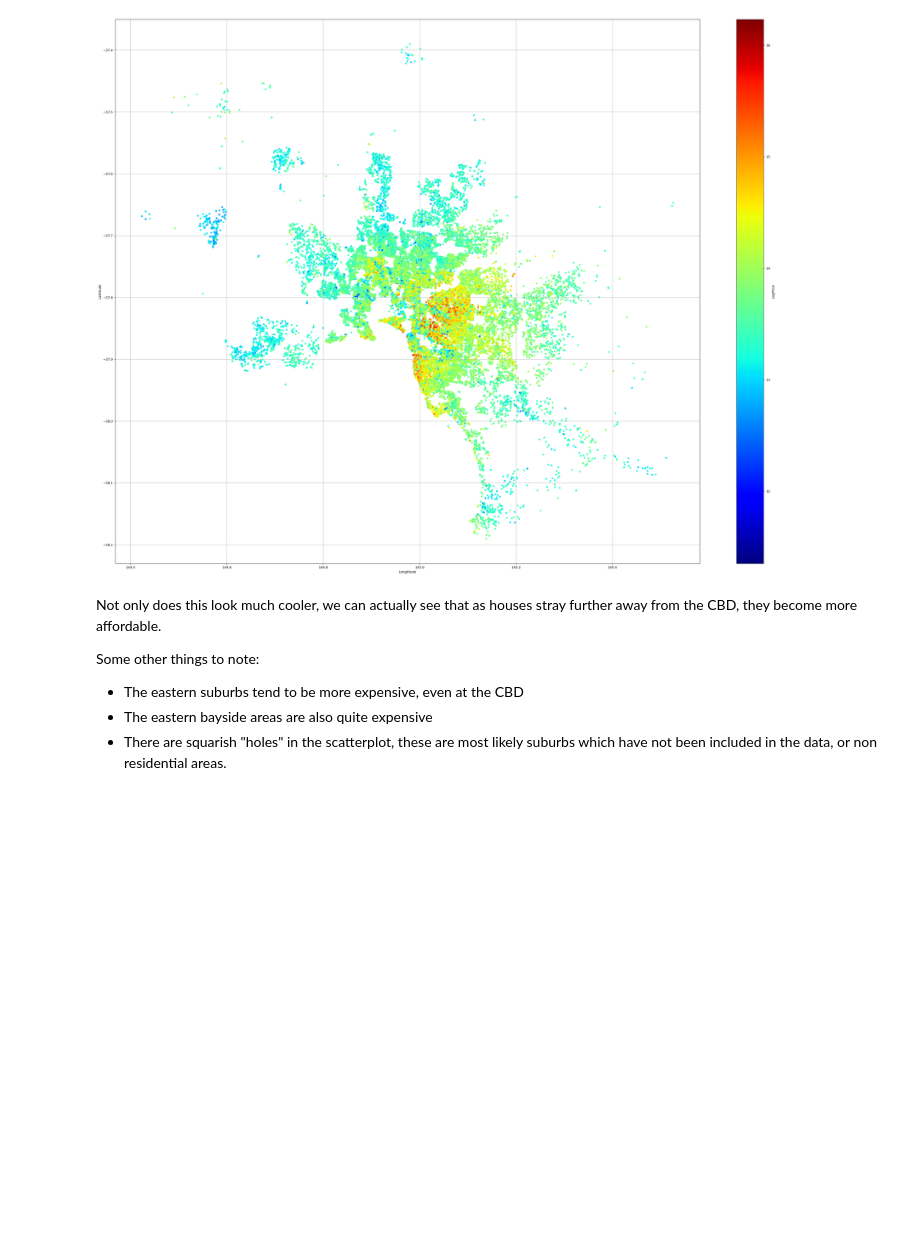
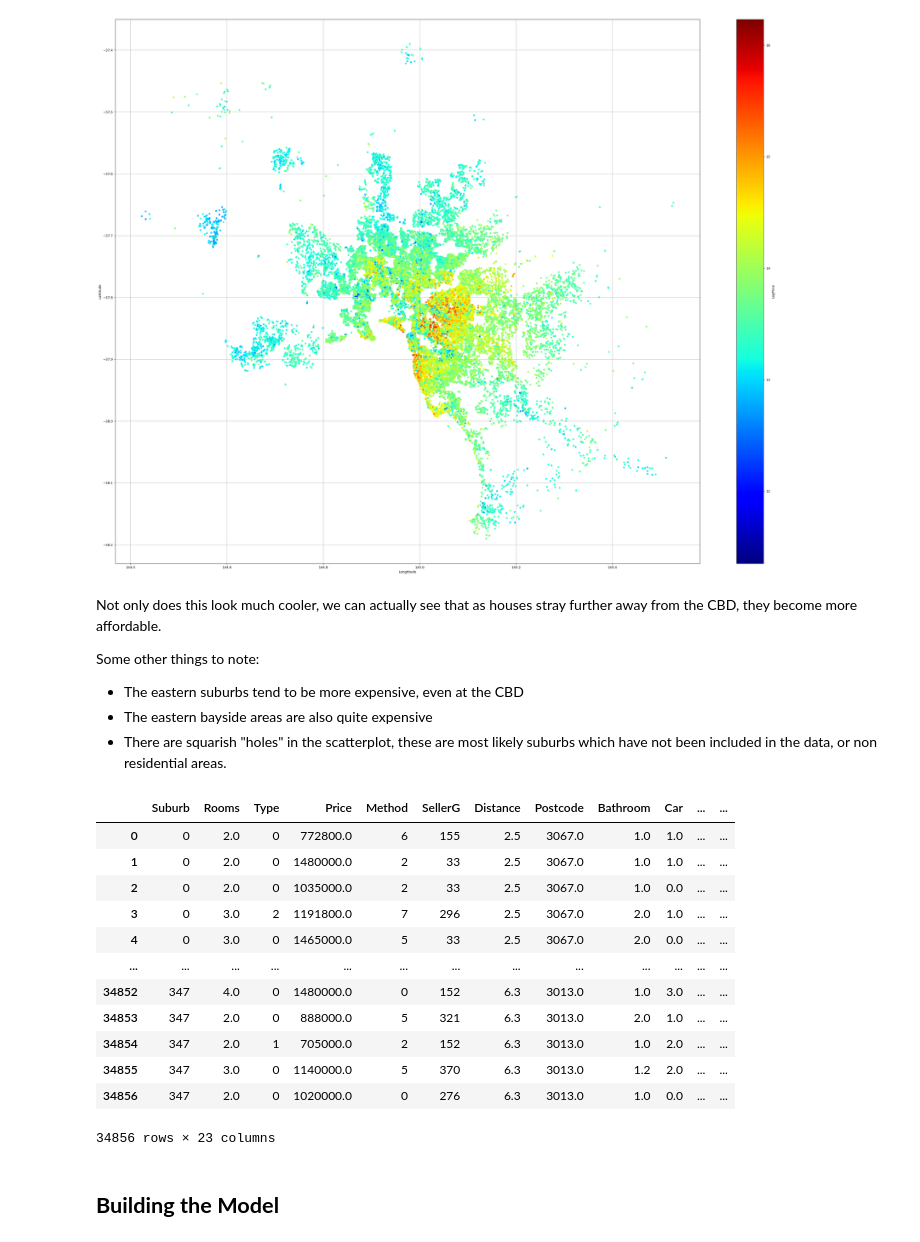
Before and after one commit to Noha-Jung3/Melbourne-Housing-Price-Prediction, a Jupyter notebook: EDA and Predictions.ipynb, the cells around one changed output. Saved outputs shown, nothing was run; the diff lists cells and outputs as text; code cells hidden in the pictures; blank space fills up the shorter version.

```diff
--- a/EDA and Predictions.ipynb
+++ b/EDA and Predictions.ipynb
@@ -461,3 +502,21 @@ Some other things to note:
 - The eastern suburbs tend to be more expensive, even at the CBD
 - The eastern bayside areas are also quite expensive
 - There are squarish "holes" in the scatterplot, these are most likely suburbs which have not been included in the data, or non residential areas.
+# %%
+housing
+# %% [output]
+|  | Suburb | Rooms | Type | Price | Method | SellerG | Distance | Postcode | Bathroom | Car | ... | ... |
+| 0 | 0 | 2.0 | 0 | 772800.0 | 6 | 155 | 2.5 | 3067.0 | 1.0 | 1.0 | ... | ... |
+| 1 | 0 | 2.0 | 0 | 1480000.0 | 2 | 33 | 2.5 | 3067.0 | 1.0 | 1.0 | ... | ... |
+| 2 | 0 | 2.0 | 0 | 1035000.0 | 2 | 33 | 2.5 | 3067.0 | 1.0 | 0.0 | ... | ... |
+| 3 | 0 | 3.0 | 2 | 1191800.0 | 7 | 296 | 2.5 | 3067.0 | 2.0 | 1.0 | ... | ... |
+| 4 | 0 | 3.0 | 0 | 1465000.0 | 5 | 33 | 2.5 | 3067.0 | 2.0 | 0.0 | ... | ... |
+| ... | ... | ... | ... | ... | ... | ... | ... | ... | ... | ... | ... | ... |
+| 34852 | 347 | 4.0 | 0 | 1480000.0 | 0 | 152 | 6.3 | 3013.0 | 1.0 | 3.0 | ... | ... |
+| 34853 | 347 | 2.0 | 0 | 888000.0 | 5 | 321 | 6.3 | 3013.0 | 2.0 | 1.0 | ... | ... |
+| 34854 | 347 | 2.0 | 1 | 705000.0 | 2 | 152 | 6.3 | 3013.0 | 1.0 | 2.0 | ... | ... |
+| 34855 | 347 | 3.0 | 0 | 1140000.0 | 5 | 370 | 6.3 | 3013.0 | 1.2 | 2.0 | ... | ... |
+| 34856 | 347 | 2.0 | 0 | 1020000.0 | 0 | 276 | 6.3 | 3013.0 | 1.0 | 0.0 | ... | ... |
+34856 rows × 23 columns
+# %% [markdown]
+## **Building the Model**
```
Also changed, not shown: parts of 9 cells of this notebook.
